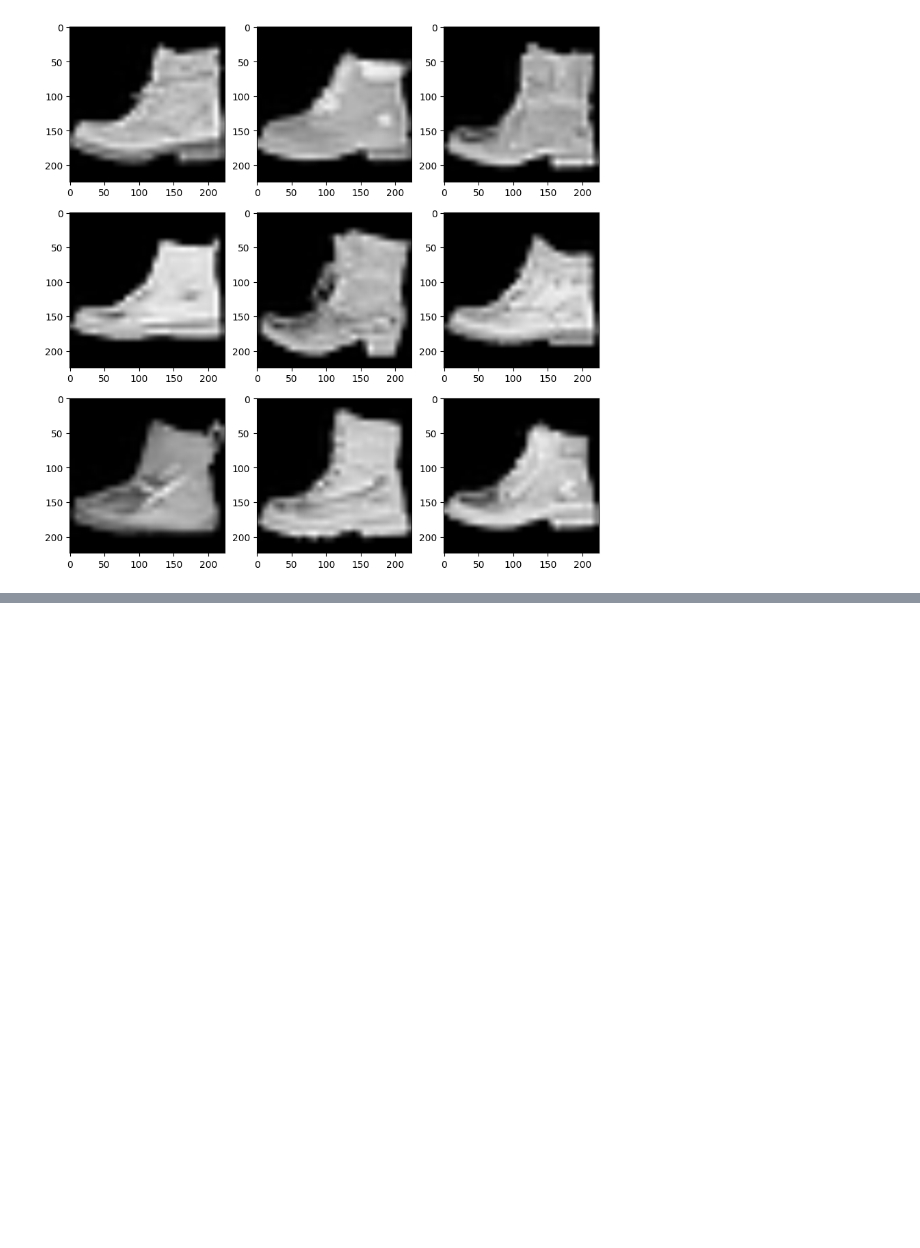
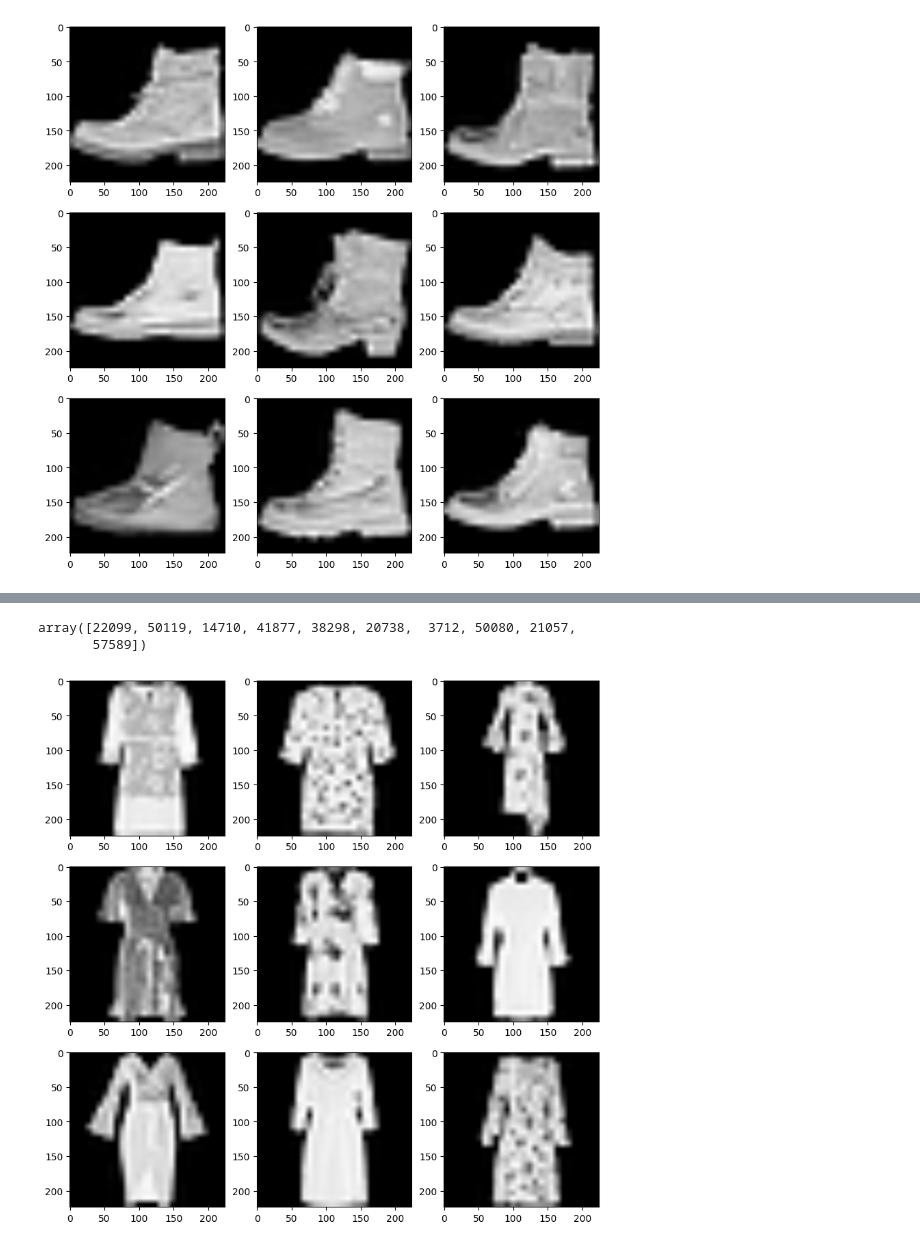
Before and after one commit to PHILIPP111007/ML, a Jupyter notebook: fashion/main.ipynb, the cells around one changed output, grey strips where cells are left out. Drawn from its saved outputs; the diff is of its cells as text; code cells hidden in the pictures; blank space fills up the shorter version.

```diff
--- a/fashion/main.ipynb
+++ b/fashion/main.ipynb
@@ -183,0 +202,29 @@ preview(images, labels)
+# %%
+def preprocess_image(image_path):
+    image = Image.open(image_path)  # Открытие изображения
+    transformed_image = transform(image)  # Применяем трансформации
+    return transformed_image.unsqueeze(0)
+# %%
+image_path = "/home/froschin/work/ML/fashion/1636172403_30-mykaleidoscope-ru-p-zhenskaya-zimnyaya-verkhnyaya-odezhda-devu-31-1000x690.jpg"
+
+transformed_img_image = preprocess_image(image_path)
+# %%
+image_after_model = process_one_image_from_model(transformed_img_image)
+# %%
+nearest_indices, nearest_distances = search_nearest_neighbors(image_after_model)
+
+images = []
+labels = []
+
+for i in nearest_indices:
+    images.append(dataset[i][0])
+    labels.append(dataset[i][1])
+# %%
+nearest_indices
+# %% [output]
+array([22099, 50119, 14710, 41877, 38298, 20738,  3712, 50080, 21057,
+       57589])
+# %%
+preview(images, labels)
+# %% [output]
+[figure, added]
```
Also changed, not shown: parts of 20 cells of this notebook, 23 other files.
